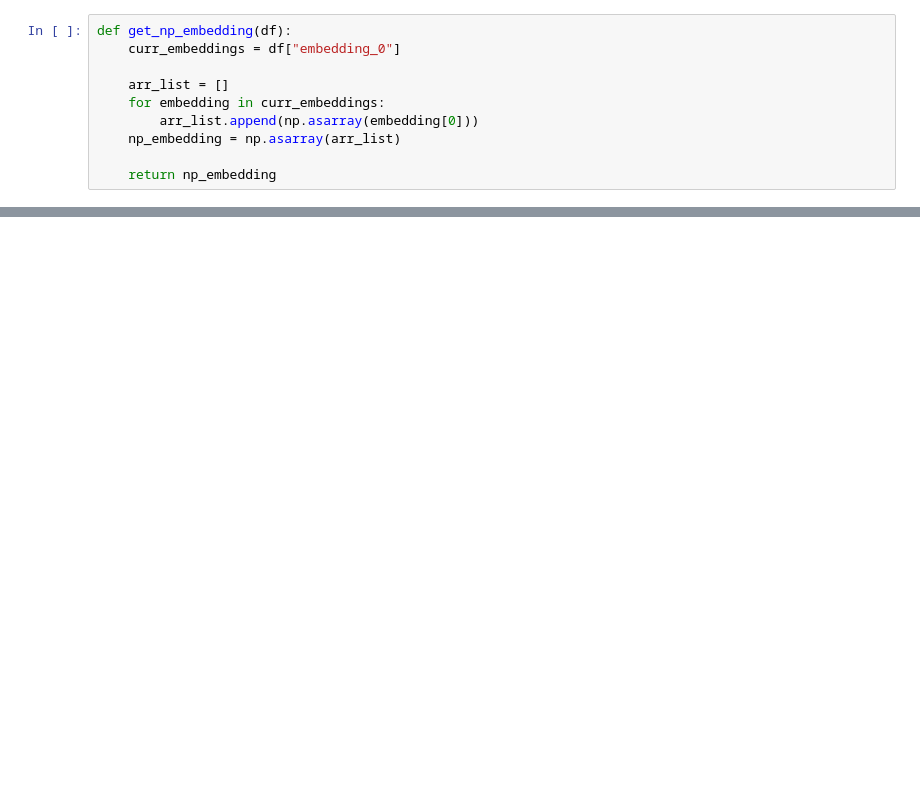
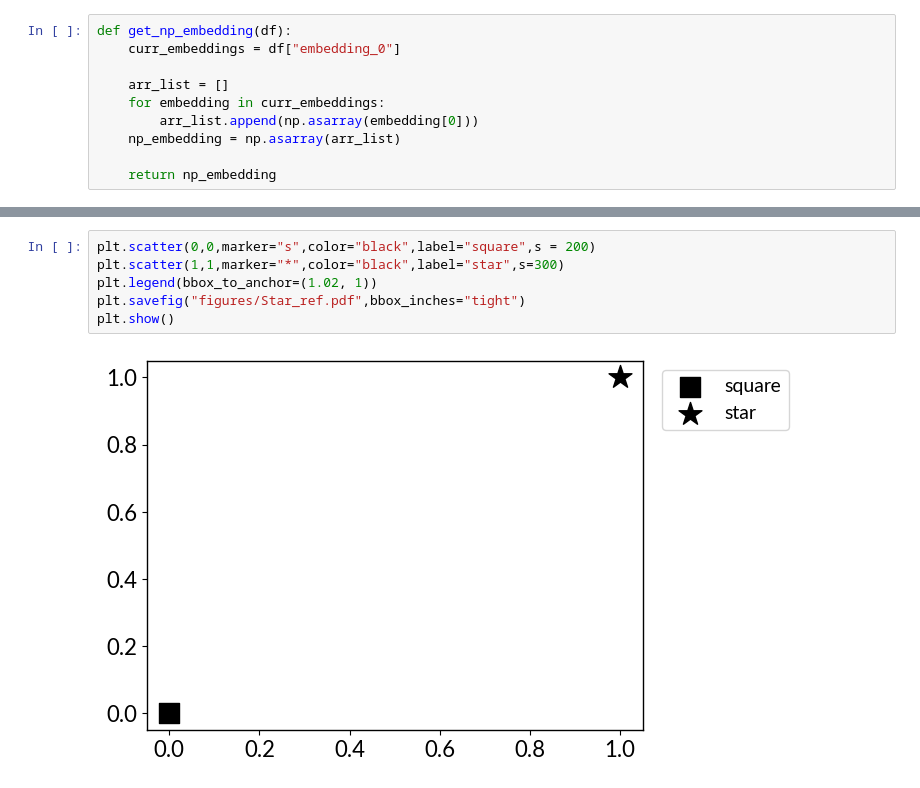
Before and after one commit to learningmatter-mit/PerovskiteOrderingGCNNs, a Jupyter notebook: Embedding_Analysis.ipynb, the cells around one changed output, grey strips where cells are left out. Cells and saved outputs as stored; diff of their text form; blank space fills up the shorter version.

```diff
--- a/Embedding_Analysis.ipynb
+++ b/Embedding_Analysis.ipynb
@@ -237,0 +487,8 @@ NameError: name 'struct' is not defined
+# %%
+plt.scatter(0,0,marker="s",color="black",label="square",s = 200)
+plt.scatter(1,1,marker="*",color="black",label="star",s=300)
+plt.legend(bbox_to_anchor=(1.02, 1))
+plt.savefig("figures/Star_ref.pdf",bbox_inches="tight")
+plt.show()
+# %% [output]
+[figure, added]
```
Also changed, not shown: parts of 7 cells of this notebook, 17 other files.
